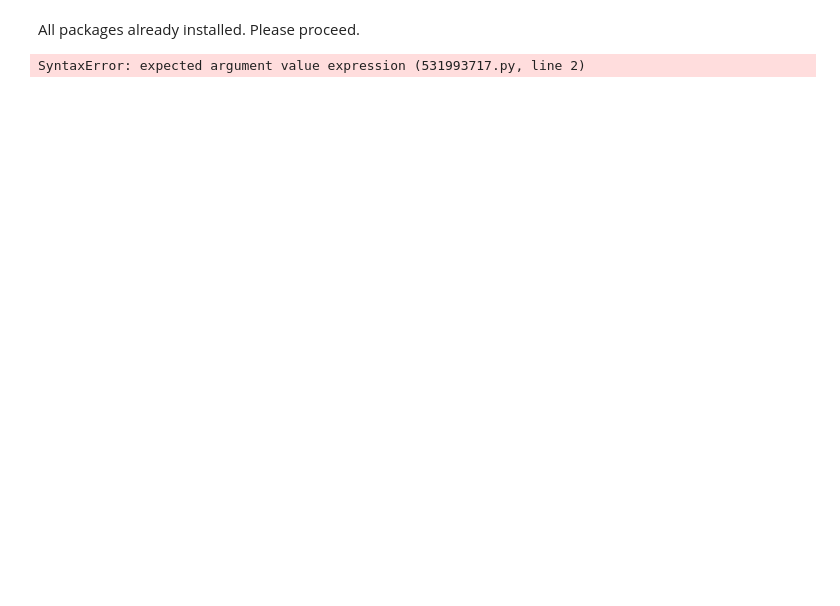
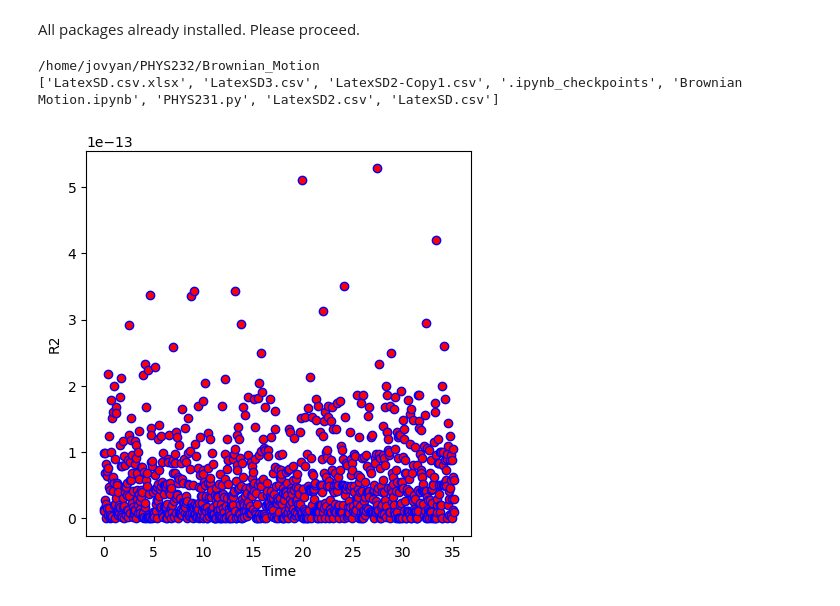
Before and after one commit to GavidD/phys232-labs, a Jupyter notebook: Brownian_Motion/Brownian Motion.ipynb, the cells around one changed output. Cells and saved outputs as stored; diff of their text form; code cells hidden in the pictures; blank space fills up the shorter version.

Commit message:
Fixed Template and Brownian Motion (Swapped)

```diff
--- a/Brownian_Motion/Brownian Motion.ipynb
+++ b/Brownian_Motion/Brownian Motion.ipynb
@@ -27,11 +28,27 @@ os.chdir("/home/jovyan/PHYS232/Brownian_Motion") #### SET THIS TO CORRECT PATH
+# %%
+import os
+print(os.getcwd())
+print(os.listdir())
+# %% [output]
+/home/jovyan/PHYS232/Brownian_Motion
+['LatexSD.csv.xlsx', 'LatexSD3.csv', 'LatexSD2-Copy1.csv', '.ipynb_checkpoints', 'Brownian Motion.ipynb', 'PHYS231.py', 'LatexSD2.csv', 'LatexSD.csv']
+# %%
+df = pd.read_csv("LatexSD2.csv")
+# %%
+for i in df:
+    df["r2"] = np.array((df["x"] - df["x"].shift(-1))**2 + (df["y"] - df["y"].shift(-1))**2)
+# %%
+df["r2a"] = df["r2"] / (0.033333 * (df.index + 1))
+# %%
+df = df[:-1]
 # %%
 PHYS231.Scatter(
-    xData = ,
-    yData = ,
-    xlabel = ,
-    ylabel = ,
-    xUnits = ,
-    yUnits =
+    xData = df["t"],
+    yData = df["r2"],
+    xlabel = "Time",
+    ylabel = "R2",
+    xUnits = "",
+    yUnits = ""
 );
 # %% [output]
-SyntaxError: expected argument value expression (531993717.py, line 2)
+[figure, added]
```
Also changed, not shown: parts of 8 cells of this notebook.
